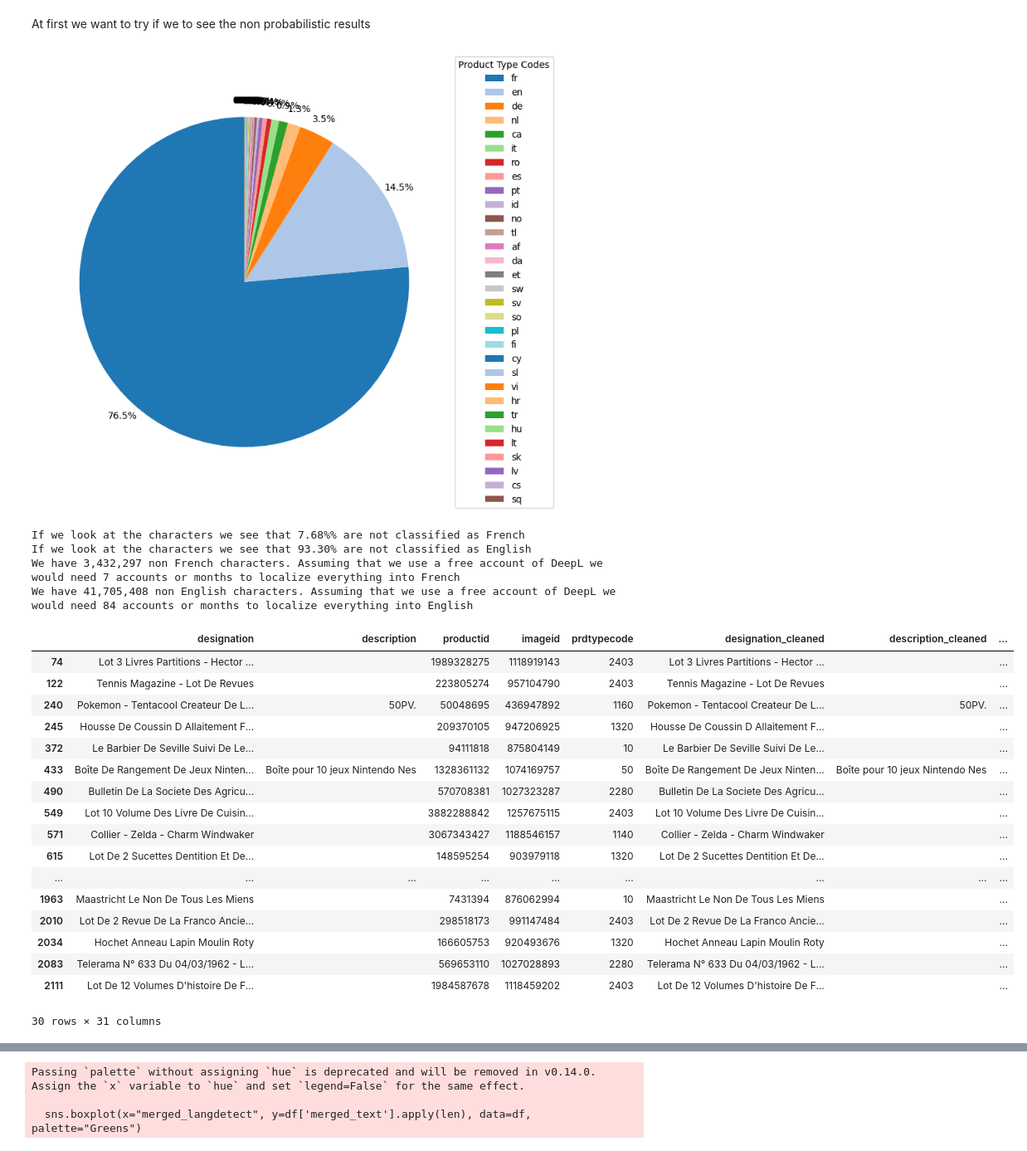
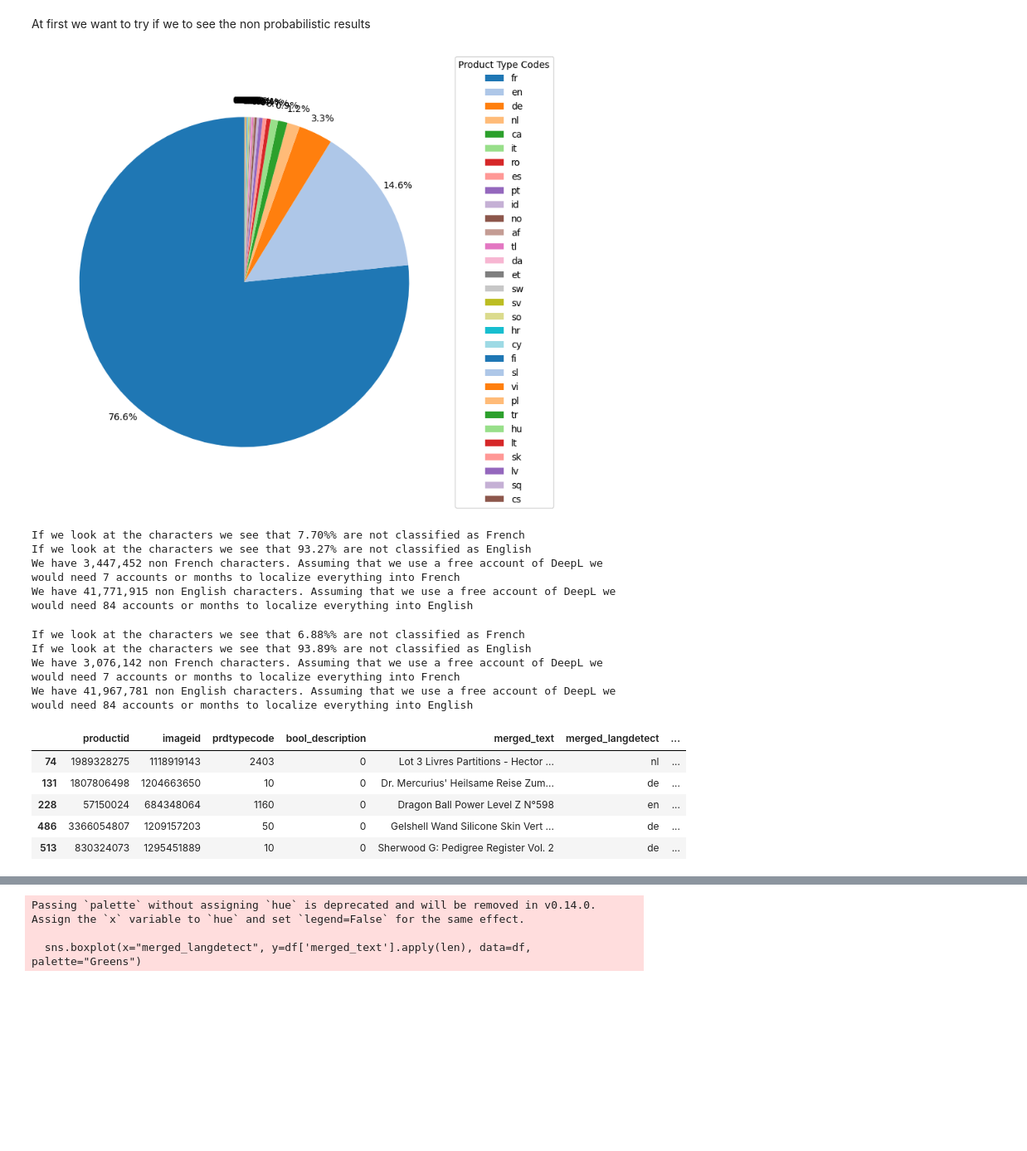
Before and after one commit to Wilsbert12/Data_Science_Classification_of_Rakuten_Challenge_Multimodal_Soft_Vote, a Jupyter notebook: language_analysis.ipynb, the cells around one changed output, grey strips where cells are left out. Shown at 83% size. Saved outputs shown, nothing was run; the diff lists cells and outputs as text; code cells hidden in the pictures; blank space fills up the shorter version.

```diff
--- a/language_analysis.ipynb
+++ b/language_analysis.ipynb
@@ -65,6 +35,9 @@ def safe_detect(text, method = None):
             return np.nan
 # %%
 df['merged_langdetect'] = df['merged_text'].apply(lambda text: safe_detect(text))
+# %%
+df = df[['productid', 'imageid', 'prdtypecode', 'bool_description',
+         'merged_text', 'merged_langdetect']]
 # %%
 languages_counts = df['merged_langdetect'].value_counts()
 
@@ -89,7 +62,7 @@ ax.legend(
 )
 plt.show()
 # %% [output]
-[figure, old version]
+[figure, new version]
 # %%
 # getting some number to evaluate localization strategies
 not_french_characters = int(df.loc[~df['merged_langdetect'].isin(['fr'])]['merged_text'].str.len().sum())
@@ -104,29 +77,37 @@ print(f'If we look at the characters we see that {not_english_characters/all_cha
 print(f'We have {not_french_characters:,} non French characters. Assuming that we use a free account of DeepL we would need {not_french_characters//DeepL_free_limit+1} accounts or months to localize everything into French')
 print(f'We have {not_english_characters:,} non English characters. Assuming that we use a free account of DeepL we would need {not_english_characters//DeepL_free_limit+1} accounts or months to localize everything into English')
 # %% [output]
-If we look at the characters we see that 7.68%% are not classified as French
-If we look at the characters we see that 93.30% are not classified as English
-We have 3,432,297 non French characters. Assuming that we use a free account of DeepL we would need 7 accounts or months to localize everything into French
-We have 41,705,408 non English characters. Assuming that we use a free account of DeepL we would need 84 accounts or months to localize everything into English
+If we look at the characters we see that 7.70%% are not classified as French
+If we look at the characters we see that 93.27% are not classified as English
+We have 3,447,452 non French characters. Assuming that we use a free account of DeepL we would need 7 accounts or months to localize everything into French
+We have 41,771,915 non English characters. Assuming that we use a free account of DeepL we would need 84 accounts or months to localize everything into English
+# %%
+df['merged_langdetect_lower_case'] = df['merged_text'].apply(lambda text: safe_detect(text.lower()))
+# %%
+# getting some number to evaluate localization strategies
+not_french_characters = int(df.loc[~df['merged_langdetect_lower_case'].isin(['fr'])]['merged_text'].str.len().sum())
+not_english_characters = int(df.loc[~df['merged_langdetect_lower_case'].isin(['en'])]['merged_text'].str.len().sum())
+all_characters = int(df['merged_text'].str.len().sum())
+
+DeepL_free_limit = 500000
+
+print(f'If we look at the characters we see that {not_french_characters/all_characters:.2%}% are not classified as French')
+print(f'If we look at the characters we see that {not_english_characters/all_characters:.2%} are not classified as English')
+
+print(f'We have {not_french_characters:,} non French characters. Assuming that we use a free account of DeepL we would need {not_french_characters//DeepL_free_limit+1} accounts or months to localize everything into French')
+print(f'We have {not_english_characters:,} non English characters. Assuming that we use a free account of DeepL we would need {not_english_characters//DeepL_free_limit+1} accounts or months to localize everything into English')
+# %% [output]
+If we look at the characters we see that 6.88%% are not classified as French
+If we look at the characters we see that 93.89% are not classified as English
+We have 3,076,142 non French characters. Assuming that we use a free account of DeepL we would need 7 accounts or months to localize everything into French
+We have 41,967,781 non English characters. Assuming that we use a free account of DeepL we would need 84 accounts or months to localize everything into English
 # %%
 # Taking a look at the first 30 Dutch and Afrikaans results we see that we have a one Dutch result. "Smilla's Gevoel Voor Sneeuw"  The rest could be French.
-df.loc[df['merged_langdetect'].isin(['nl','af'])].head(30)
+df.loc[df['merged_langdetect_lower_case'].isin(['nl','af'])].head()
 # %% [output]
-|  | designation | description | productid | imageid | prdtypecode | designation_cleaned | description_cleaned | ... |
-| 74 | Lot 3 Livres Partitions - Hector ... |  | 1989328275 | 1118919143 | 2403 | Lot 3 Livres Partitions - Hector ... |  | ... |
-| 122 | Tennis Magazine - Lot De Revues |  | 223805274 | 957104790 | 2403 | Tennis Magazine - Lot De Revues |  | ... |
-| 240 | Pokemon - Tentacool Createur De L... | 50PV. | 50048695 | 436947892 | 1160 | Pokemon - Tentacool Createur De L... | 50PV. | ... |
-| 245 | Housse De Coussin D Allaitement F... |  | 209370105 | 947206925 | 1320 | Housse De Coussin D Allaitement F... |  | ... |
-| 372 | Le Barbier De Seville Suivi De Le... |  | 94111818 | 875804149 | 10 | Le Barbier De Seville Suivi De Le... |  | ... |
-| 433 | Boîte De Rangement De Jeux Ninten... | Boîte pour 10 jeux Nintendo Nes | 1328361132 | 1074169757 | 50 | Boîte De Rangement De Jeux Ninten... | Boîte pour 10 jeux Nintendo Nes | ... |
-| 490 | Bulletin De La Societe Des Agricu... |  | 570708381 | 1027323287 | 2280 | Bulletin De La Societe Des Agricu... |  | ... |
-| 549 | Lot 10 Volume Des Livre De Cuisin... |  | 3882288842 | 1257675115 | 2403 | Lot 10 Volume Des Livre De Cuisin... |  | ... |
-| 571 | Collier - Zelda - Charm Windwaker |  | 3067343427 | 1188546157 | 1140 | Collier - Zelda - Charm Windwaker |  | ... |
-| 615 | Lot De 2 Sucettes Dentition Et De... |  | 148595254 | 903979118 | 1320 | Lot De 2 Sucettes Dentition Et De... |  | ... |
-| ... | ... | ... | ... | ... | ... | ... | ... | ... |
-| 1963 | Maastricht Le Non De Tous Les Miens |  | 7431394 | 876062994 | 10 | Maastricht Le Non De Tous Les Miens |  | ... |
-| 2010 | Lot De 2 Revue De La Franco Ancie... |  | 298518173 | 991147484 | 2403 | Lot De 2 Revue De La Franco Ancie... |  | ... |
-| 2034 | Hochet Anneau Lapin Moulin Roty |  | 166605753 | 920493676 | 1320 | Hochet Anneau Lapin Moulin Roty |  | ... |
-| 2083 | Telerama N° 633 Du 04/03/1962 - L... |  | 569653110 | 1027028893 | 2280 | Telerama N° 633 Du 04/03/1962 - L... |  | ... |
-| 2111 | Lot De 12 Volumes D'histoire De F... |  | 1984587678 | 1118459202 | 2403 | Lot De 12 Volumes D'histoire De F... |  | ... |
+|  | productid | imageid | prdtypecode | bool_description | merged_text | merged_langdetect | ... |
+| 74 | 1989328275 | 1118919143 | 2403 | 0 | Lot 3 Livres Partitions - Hector ... | nl | ... |
+| 131 | 1807806498 | 1204663650 | 10 | 0 | Dr. Mercurius' Heilsame Reise Zum... | de | ... |
+| 228 | 57150024 | 684348064 | 1160 | 0 | Dragon Ball Power Level Z N°598 | en | ... |
+| 486 | 3366054807 | 1209157203 | 50 | 0 | Gelshell Wand Silicone Skin Vert ... | de | ... |
+| 513 | 830324073 | 1295451889 | 10 | 0 | Sherwood G: Pedigree Register Vol. 2 | de | ... |
-30 rows × 31 columns
```
Also changed, not shown: parts of 22 cells of this notebook, 1 other file.
